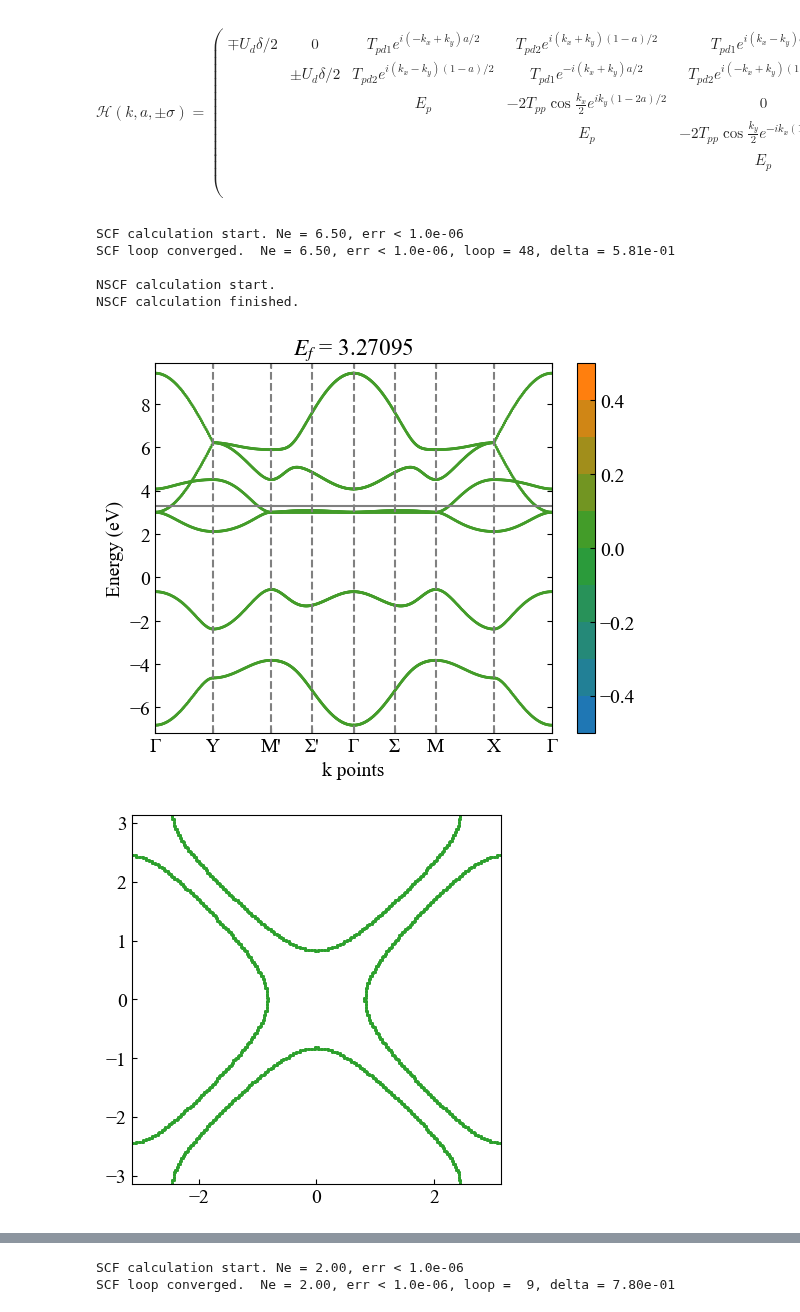
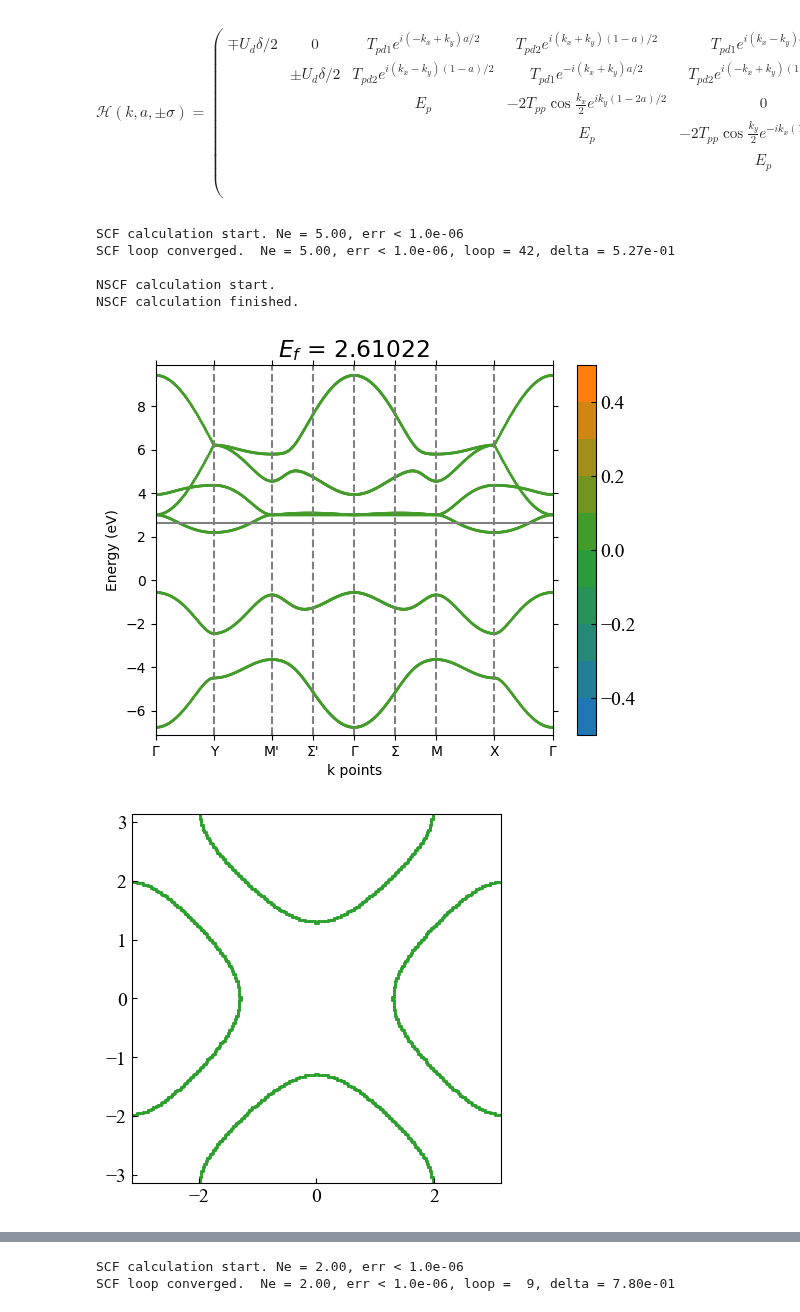
Before and after one commit to xiang-gong3944/----, a Jupyter notebook: 2024_11_28_AlterMagnet2/CuO2.ipynb, the cells around one changed output, grey strips where cells are left out. Cells and saved outputs as stored; diff of their text form; code cells hidden in the pictures.

```diff
--- a/2024_11_28_AlterMagnet2/CuO2.ipynb
+++ b/2024_11_28_AlterMagnet2/CuO2.ipynb
@@ -174,17 +174,17 @@ model.plot_dos()
 model.plot_band()
 model.plot3d_band()
 # %%
-model = fs.CuO2(6.5, 0.5, 51)
+model = fs.CuO2(5.0, 0.5, 51)
 model.calc_scf()
 model.calc_nscf()
 model.plot_band()
 model.plot_fermi_surface()
 # %% [output]
-SCF calculation start. Ne = 6.50, err < 1.0e-06
-SCF loop converged.  Ne = 6.50, err < 1.0e-06, loop = 48, delta = 5.81e-01
+SCF calculation start. Ne = 5.00, err < 1.0e-06
+SCF loop converged.  Ne = 5.00, err < 1.0e-06, loop = 42, delta = 5.27e-01
 
 NSCF calculation start.
 NSCF calculation finished.
-[figure, old version]
+[figure, new version]
-[figure, old version]
+[figure, new version]
 # %%
```
Also changed, not shown: parts of 1 cell of this notebook, 4 other files.
